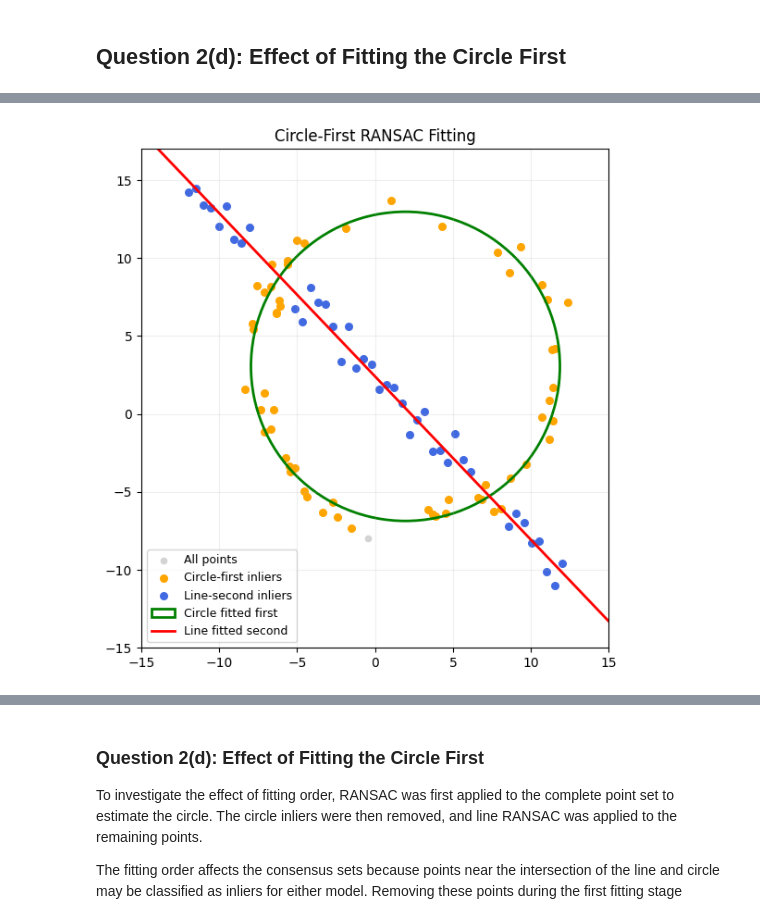
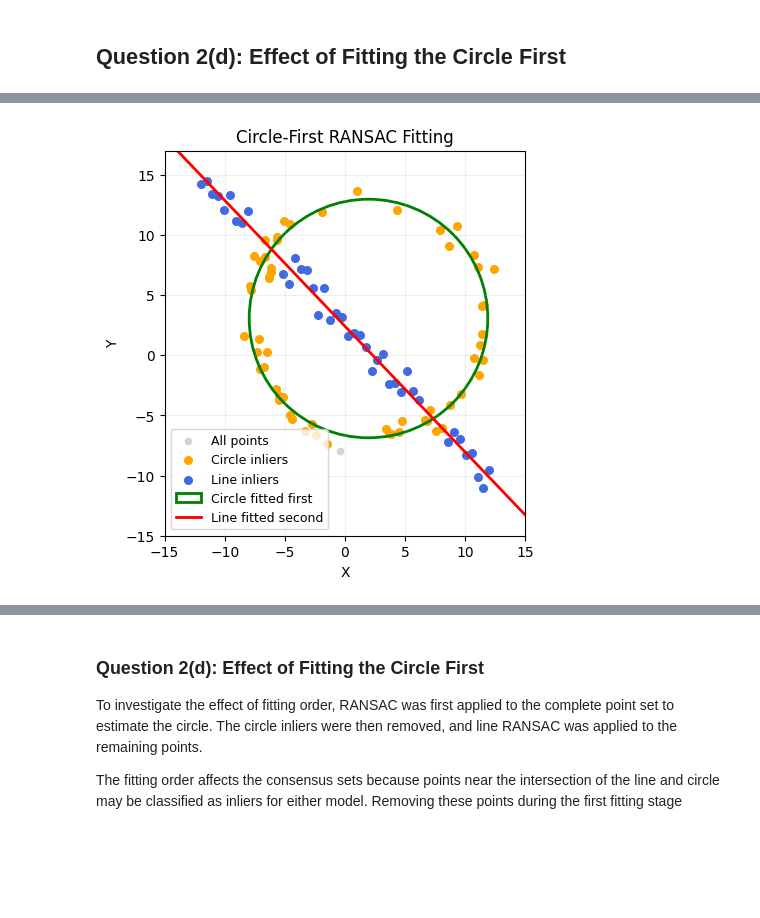
Before and after one commit to Janani-Hendeniya/EN3160-Assignment-02, a Jupyter notebook: 230238R_a02.ipynb, the cells around one changed output, grey strips where cells are left out. Cells and saved outputs as stored; diff of their text form; code cells hidden in the pictures; blank space fills up the shorter version.

```diff
--- a/230238R_a02.ipynb
+++ b/230238R_a02.ipynb
@@ -633,15 +434,13 @@ Refined circle: [1.86959015 3.06549708 9.94929261]
 # %%
-# Helper function to draw a line ax + by = d
-def draw_line(ax, line, color, label, linestyle="-"):
+# Draw a line represented by ax + by = d
+def draw_line(ax, line, color, label, style="-"):
     a, b, d = line
 
     if abs(b) > 1e-10:
         x = np.linspace(-15, 15, 200)
-        y = (d - a * x) / b
-        ax.plot(x, y, color=color, linestyle=linestyle,
-                linewidth=2, label=label)
+        ax.plot(x, (d - a*x)/b, color=color,
+                linestyle=style, lw=2, label=label)
     else:
-        ax.axvline(d / a, color=color,
-                   linestyle=linestyle,
-                   linewidth=2, label=label)
+        ax.axvline(d/a, color=color,
+                   linestyle=style, lw=2, label=label)
 # %%
@@ -830,40 +515,55 @@ Refined line: [-0.72315757 -0.69068309 -1.66383996]
 # %%
+# Question 2(d): Circle-first RANSAC fitting
 
-# Visualization: circle fitted first, then line
+# Fit circle first and remove its inliers
+circle_first, circle_first_inliers, circle_first_sample = ransac_circle(
+    X, iterations=2000, threshold=1.25, min_inliers=25
+)
+X_after_circle = X[~circle_first_inliers]
 
-fig, ax = plt.subplots(figsize=(7, 7))
+# Fit line to the remaining points
+line_second, line_second_inliers, line_second_sample = ransac_line(
+    X_after_circle, iterations=1000, threshold=1.5, min_inliers=35
+)
+
+# Refine both models
+circle_first_points = X[circle_first_inliers]
+
+result = minimize(
+    circle_objective, circle_first,
+    args=(circle_first_points,),
+    bounds=[(None, None), (None, None), (1e-8, None)]
+)
+if not result.success:
+    print("Optimization warning:", result.message)
+
+refined_circle_first = result.x
+refined_line_second = fit_line_tls(X_after_circle[line_second_inliers])
+
+print("Refined circle-first model:", refined_circle_first)
+print("Refined line-second model:", refined_line_second)
+
+# Visualize circle-first fitting
+fig, ax = plt.subplots(figsize=(5, 5))
 
 ax.scatter(X[:, 0], X[:, 1],
-           color="lightgray", s=20, label="All points")
-
-ax.scatter(X[circle_first_inliers, 0],
-           X[circle_first_inliers, 1],
-           color="orange", s=30,
-           label="Circle-first inliers")
-
+           c="lightgray", s=20, label="All points")
+ax.scatter(X[circle_first_inliers, 0], X[circle_first_inliers, 1],
+           c="orange", s=30, label="Circle inliers")
 ax.scatter(X_after_circle[line_second_inliers, 0],
            X_after_circle[line_second_inliers, 1],
-           color="royalblue", s=30,
-           label="Line-second inliers")
+           c="royalblue", s=30, label="Line inliers")
 
-# Refined circle
 ax.add_patch(plt.Circle(
-    refined_circle_first[:2],
-    refined_circle_first[2],
-    color="green", fill=False,
-    linewidth=2, label="Circle fitted first"
+    refined_circle_first[:2], refined_circle_first[2],
+    fill=False, color="green", lw=2, label="Circle fitted first"
 ))
+draw_line(ax, refined_line_second, "red", "Line fitted second")
 
-# Refined line
-draw_line(ax, refined_line_second, "red",
-          "Line fitted second")
-
-ax.set_xlim(-15, 15)
-ax.set_ylim(-15, 17)
+ax.set(xlim=(-15, 15), ylim=(-15, 17),
+       title="Circle-First RANSAC Fitting", xlabel="X", ylabel="Y")
 ax.set_aspect("equal")
 ax.grid(alpha=0.2)
 ax.legend(fontsize=9)
-ax.set_title("Circle-First RANSAC Fitting")
-
 plt.show()
 # %% [output]
@@ -870,2 +572,2 @@ plt.show()
-[figure, old version]
+[figure, new version]
 # %%
```
Also changed, not shown: parts of 33 cells of this notebook.
